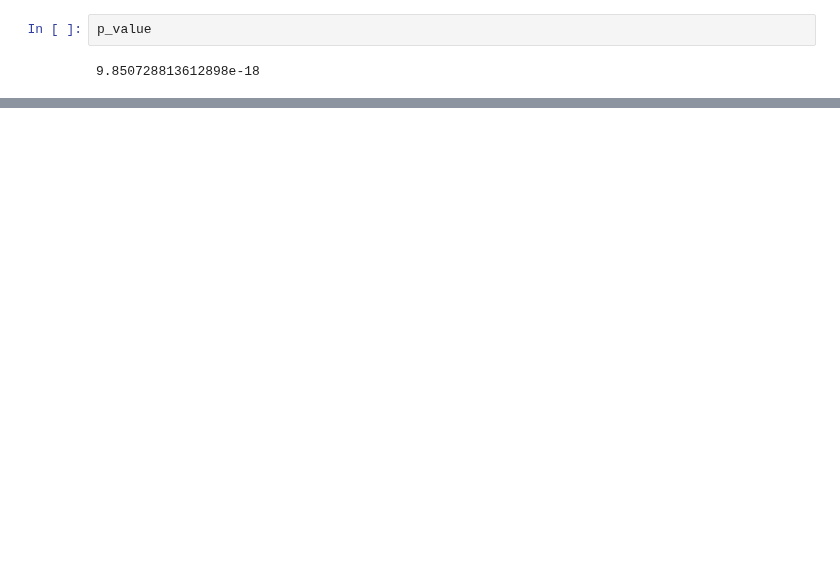
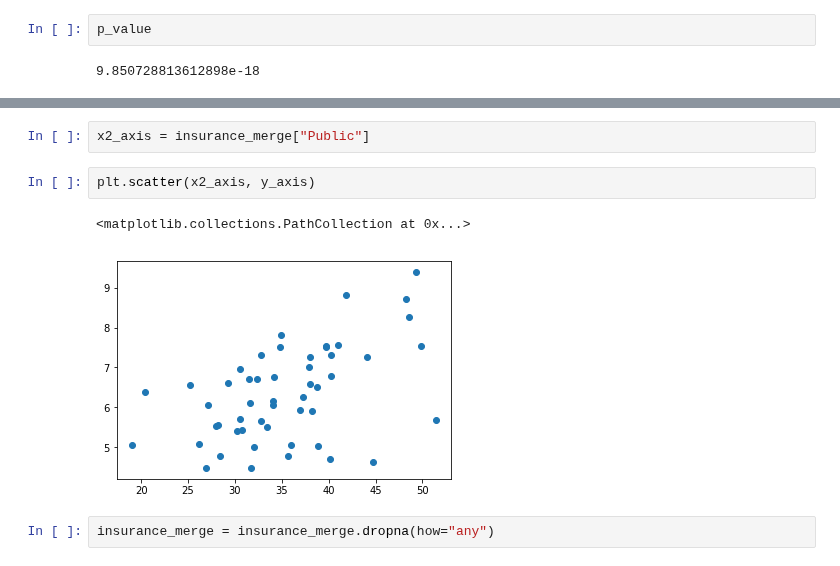
Before and after one commit to jasminajovanovic/IMR, a Jupyter notebook: Poverty.ipynb, the cells around one changed output, grey strips where cells are left out. Cells and saved outputs as stored; diff of their text form; blank space fills up the shorter version.

```diff
--- a/Poverty.ipynb
+++ b/Poverty.ipynb
@@ -275,0 +365,9 @@ p_value
+# %%
+x2_axis = insurance_merge["Public"]
+# %%
+plt.scatter(x2_axis, y_axis)
+# %% [output]
+<matplotlib.collections.PathCollection at 0x...>
+[figure, added]
+# %%
+insurance_merge = insurance_merge.dropna(how="any")
```
Also changed, not shown: parts of 24 cells of this notebook.
